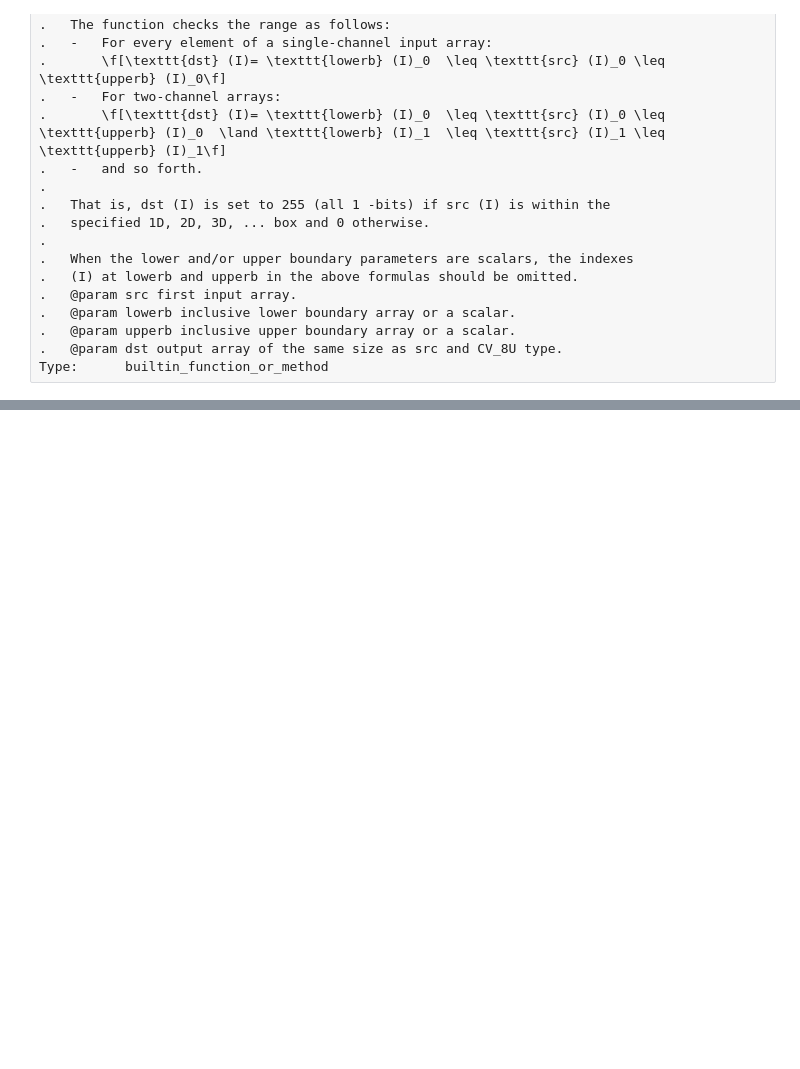
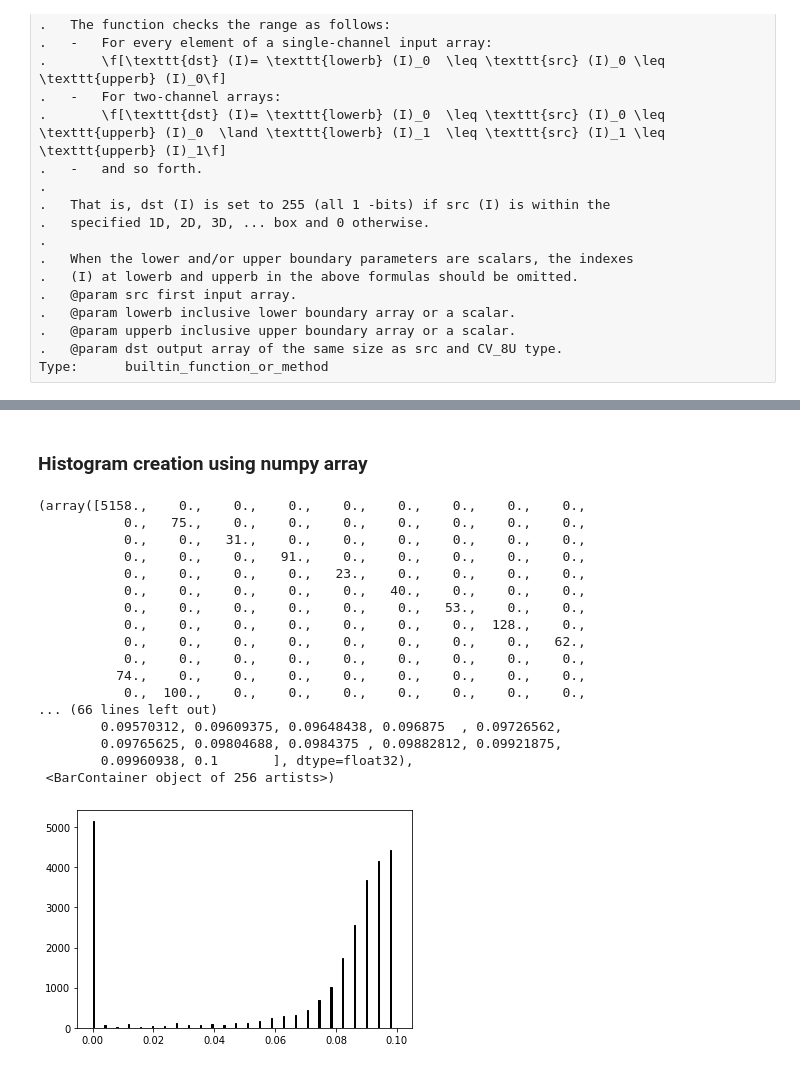
Before and after one commit to alaminbhuyan/OpenCV, a Jupyter notebook: Basic to Intermeditate/Image Processing.ipynb, the cells around one changed output, grey strips where cells are left out. Cells and saved outputs as stored; diff of their text form; code cells hidden in the pictures; blank space fills up the shorter version.

```diff
--- a/Basic to Intermeditate/Image Processing.ipynb
+++ b/Basic to Intermeditate/Image Processing.ipynb
@@ -441,0 +477,25 @@ cap_video.release()
+# %% [markdown]
+### Histogram creation using numpy array
+# %%
+# Calculating histogram
+
+plt.hist(x=img.ravel(), bins=256, range=(0.0, 0.1), fc='k', ec='k')
+# %% [output]
+(array([5158.,    0.,    0.,    0.,    0.,    0.,    0.,    0.,    0.,
+           0.,   75.,    0.,    0.,    0.,    0.,    0.,    0.,    0.,
+           0.,    0.,   31.,    0.,    0.,    0.,    0.,    0.,    0.,
+           0.,    0.,    0.,   91.,    0.,    0.,    0.,    0.,    0.,
+           0.,    0.,    0.,    0.,   23.,    0.,    0.,    0.,    0.,
+           0.,    0.,    0.,    0.,    0.,   40.,    0.,    0.,    0.,
+           0.,    0.,    0.,    0.,    0.,    0.,   53.,    0.,    0.,
+           0.,    0.,    0.,    0.,    0.,    0.,    0.,  128.,    0.,
+           0.,    0.,    0.,    0.,    0.,    0.,    0.,    0.,   62.,
+           0.,    0.,    0.,    0.,    0.,    0.,    0.,    0.,    0.,
+          74.,    0.,    0.,    0.,    0.,    0.,    0.,    0.,    0.,
+           0.,  100.,    0.,    0.,    0.,    0.,    0.,    0.,    0.,
+... (66 lines left out)
+        0.09570312, 0.09609375, 0.09648438, 0.096875  , 0.09726562,
+        0.09765625, 0.09804688, 0.0984375 , 0.09882812, 0.09921875,
+        0.09960938, 0.1       ], dtype=float32),
+ <BarContainer object of 256 artists>)
+[figure, added]
```
Also changed, not shown: parts of 9 cells of this notebook, 6 other files.
